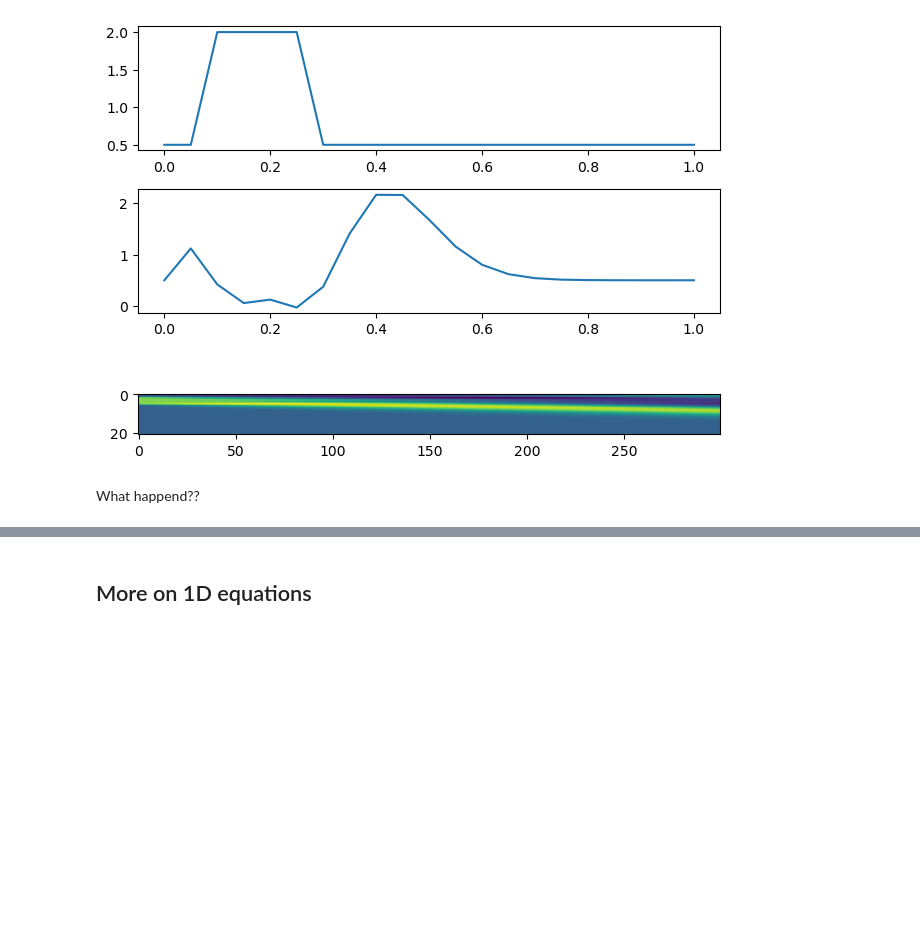
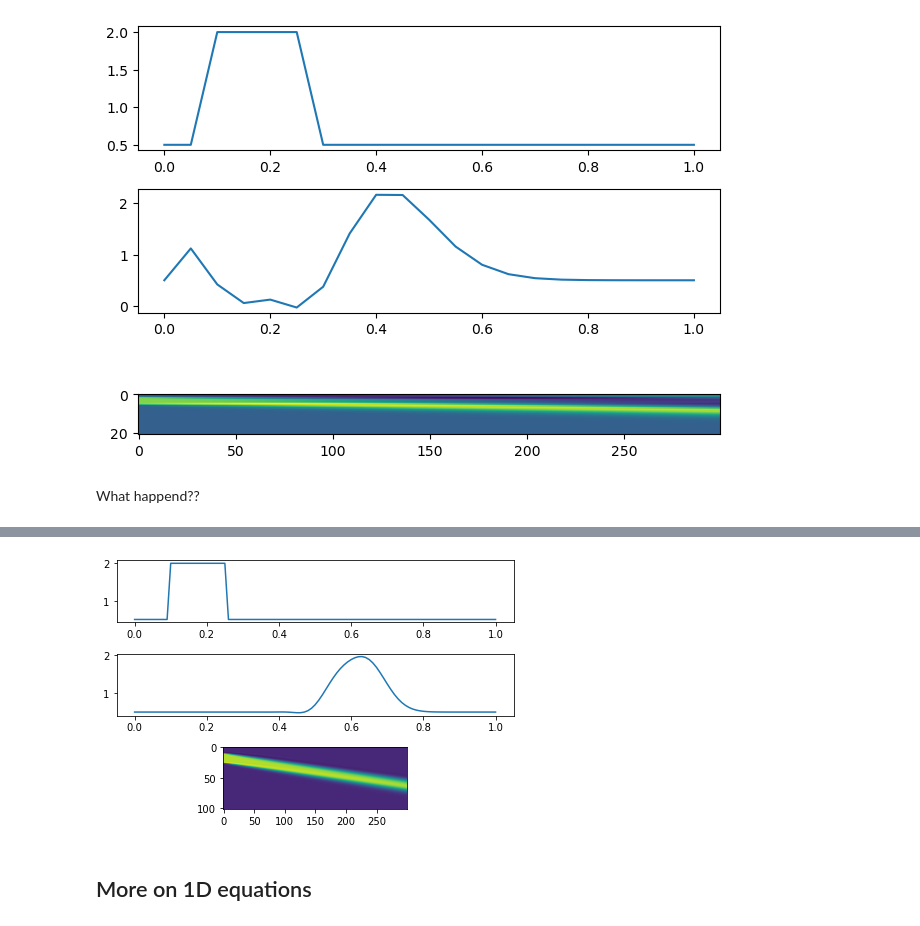
Before and after one commit to yyhyan100/myCFD_tutorial, a Jupyter notebook: topic3_1Dsimple.ipynb, the cells around one changed output, grey strips where cells are left out. Cells and saved outputs as stored; diff of their text form; code cells hidden in the pictures; blank space fills up the shorter version.

```diff
--- a/topic3_1Dsimple.ipynb
+++ b/topic3_1Dsimple.ipynb
@@ -174,3 +213,39 @@ What happend??
+# %%
+#creating a function to calculate convection using 2nd order central difference scheme for d/dx
+import numpy as np
+import matplotlib.pyplot as plt
+
+def convection_eq_2nd(total_distance,total_time, c, dx,dt):
+    nx = int(total_distance/dx)+1   #number of grid points in the 1d domain
+    nt = int(total_time/dt)   # total time steps, total time is nt*dt
+    x=np.linspace(0,1,nx)
+    u=np.empty((nt,nx),dtype= np.float64)
+    u_bar=np.empty(nx,dtype=np.double)
+    u[:,0]=0.5  # boundary condition at x=0 (why the bc at x=1 is not needed?)
+    u[0,:]=0.5
+    for i in range(nx):
+        if x[i]>=0.1 and x[i]<=0.25 : u[0,i]=2.0
+    u_bar=u[0,:].copy()
+
+    for n in range(1,nt):  # time steps n=1 to nt-1
+        for i in range(1, nx-1):
+            u_bar[i] = u[n-1,i]- c * dt / dx* (u[n-1,i+1]- u[n-1,i])
+        for i in range(1,nx):
+            u[n,i]=(u[n-1,i]+u_bar[i])/2- c * dt / dx* (u_bar[i]- u_bar[i-1])
+
+    plt.subplot(3,1,1)
+    plt.plot(x, u[0,:]) # plot the initial condition
+    plt.subplot(3,1,2)
+    plt.plot(x,u[nt-1,:]) # plot the solution at t=nt*dt
+    plt.subplot(3,1,3)
+    plt.imshow(u.transpose())
+    plt.tight_layout()
+# %%
+%matplotlib inline
+
+convection_eq_2nd(1.0,0.3,1.0,0.01,0.001) # c=1.0,total_distance=1.0, total_time=0.3
+# %% [output]
+[figure, added]
 # %% [markdown]
 ## More on 1D equations
 # %% [markdown]
```
Also changed, not shown: parts of 7 cells of this notebook.
